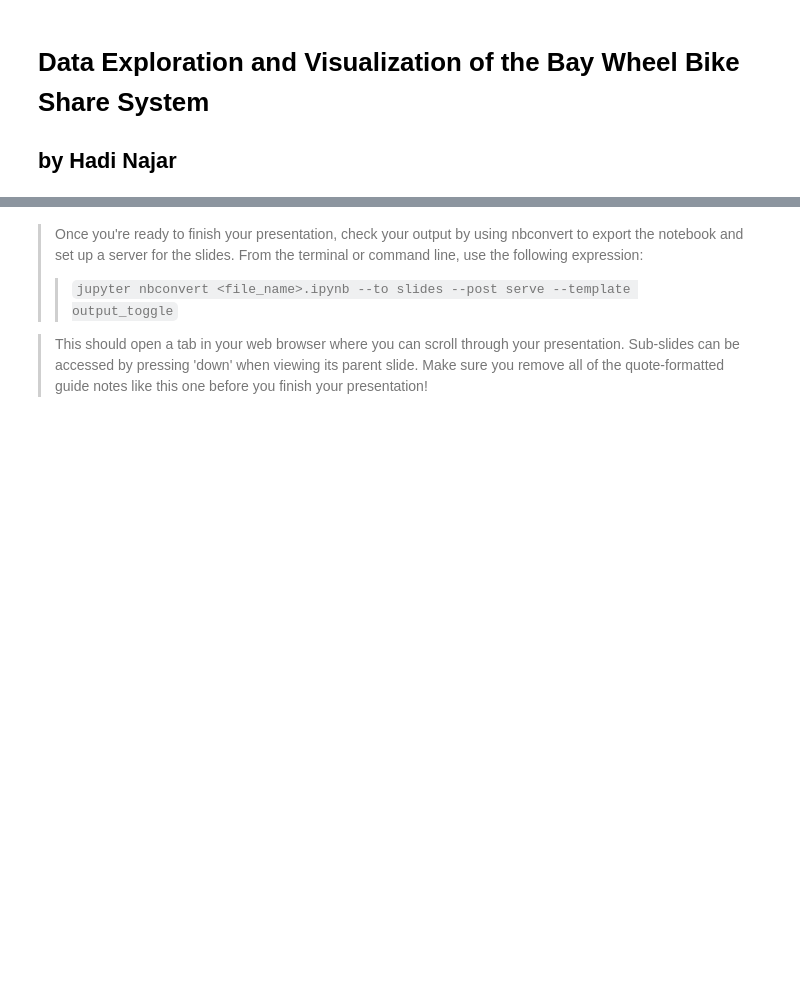
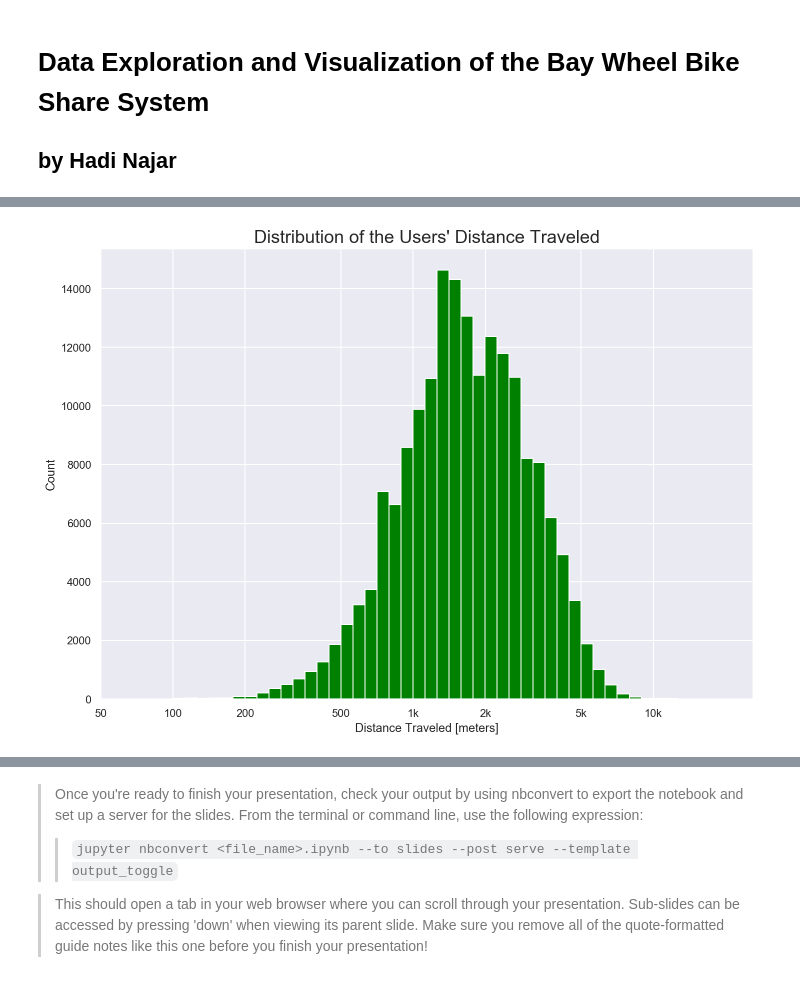
Before and after one commit to hnajar/BayWheel-Data-Analysis, a Jupyter notebook: slide_deck_Hadi.ipynb, the cells around one changed output, grey strips where cells are left out. Cells and saved outputs as stored; diff of their text form; code cells hidden in the pictures; blank space fills up the shorter version.

```diff
--- a/slide_deck_Hadi.ipynb
+++ b/slide_deck_Hadi.ipynb
@@ -213,0 +88,33 @@ g.set_xlabels('Duration [sec]').set_ylabels('Distance Traveled [m]');
+# %%
+#Earth's means radius in meters
+R = 6371e3
+
+#define a function to return the distance between 2 sets of longitude and latitude. Latitude, phi, and longitude, lambda, are in degrees
+#The function return the distance in meters
+
+def f(phi1, lambda1, phi2, lambda2):
+    Dphi = np.radians(phi2)-np.radians(phi1)
+    Dlambda = np.radians(lambda2)-np.radians(lambda1)
+    a = np.sin(Dphi/2)**2+np.cos(phi1)*np.cos(phi2)*np.sin(Dlambda/2)**2
+    c = 2*np.arctan2(np.sqrt(a),np.sqrt(1-a))
+    d = R*c
+    return d
+
+df['travel_dist'] = f(df.start_station_latitude,df.start_station_longitude, df.end_station_latitude,df.end_station_longitude)
+#make a new DF to eliminate those rows with 0.0!
+df2 = df[(df.end_station_latitude != 0.0) & (df.end_station_longitude != 0.0) &(df.start_station_latitude != 0.0) & (df.start_station_longitude != 0.0)]
+
+######################################################################
+# log-scale histogram shows better visualization
+log_binsize = 0.05
+bins = 10 ** np.arange(2, np.log10(df2.travel_dist.max())+log_binsize, log_binsize)
+
+plt.figure(figsize=[11.69, 8.27])
+plt.hist(data = df2, x = 'travel_dist', bins = bins, color = 'green')
+plt.xscale('log')
+plt.xticks([50, 100, 200, 500, 1e3, 2e3, 5e3, 1e4], [50, 100, 200, 500, '1k', '2k', '5k', '10k'])
+plt.xlabel('Distance Traveled [meters]')
+plt.ylabel('Count');
+plt.title('Distribution of the Users\' Distance Traveled', fontsize = 18);
+# %% [output]
+[figure, added]
```
Also changed, not shown: parts of 41 cells of this notebook, 1 other file.
